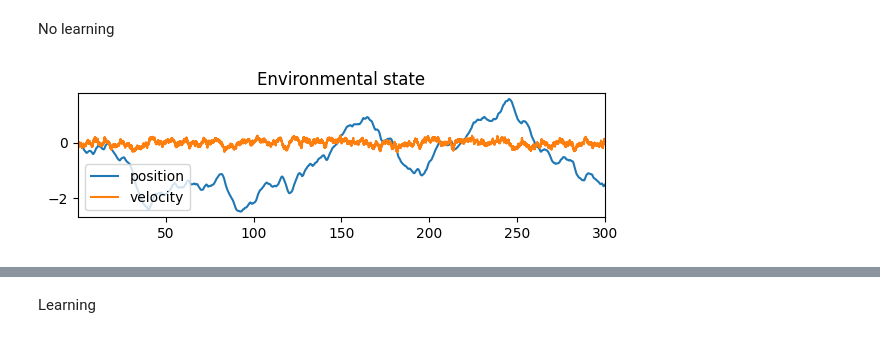
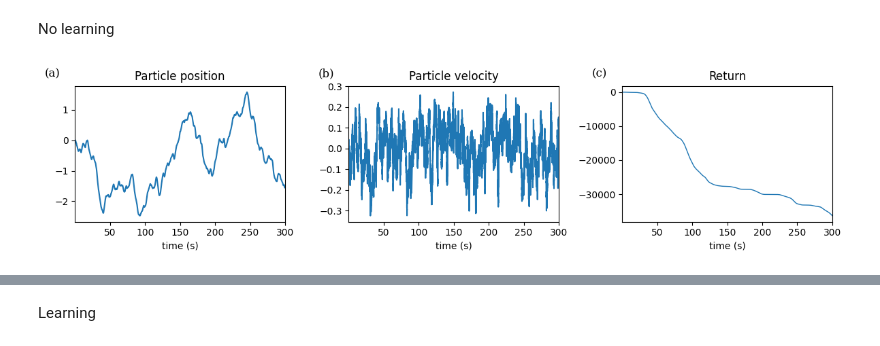
Before and after one commit to marcelvangerven/neuromorphic_intelligence, a Jupyter notebook: notebooks/oua_ctrnn_sdi.ipynb, the cells around one changed output, grey strips where cells are left out. Saved outputs shown, nothing was run; the diff lists cells and outputs as text; code cells hidden in the pictures.

```diff
--- a/notebooks/oua_ctrnn_sdi.ipynb
+++ b/notebooks/oua_ctrnn_sdi.ipynb
@@ -17,7 +17,7 @@ Setup system
 # %%
 # coupled system
 
-agent = CTRNN(num_inputs=2, num_neurons=2, num_outputs=1, noise_scale=0.0)
+agent = CTRNN(num_inputs=2, num_neurons=2, num_outputs=1, noise_scale=0.01)
 env = StochasticDoubleIntegrator(mass=1.0, damping_factor=0.5, noise_scale=0.1)
 coupled_system = CoupledSystem(agent=agent, env=env)
 
@@ -51,16 +51,35 @@ No learning
 # %%
 system = OUAModel(model=coupled_system, param_rate=param_rate, noise_rate=0.0, mean_rate=mean_rate, reward_rate=reward_rate)
 
 sol = dfx.diffeqsolve(system.terms(key), dfx.EulerHeun(), args=args, t0=t0, t1=t1, dt0=dt0, y0=system.initial, saveat=dfx.SaveAt(steps=True, fn=custom_output), adjoint=dfx.DirectAdjoint(), max_steps=int(1e6))
 
 x, reward2 = sol.ys
 (agent_state2, env_state2), agent_params2, agent_means2, avg_reward2 = x
 
-fig, ax = plt.subplots(1,1, figsize=(6,2))
-ax.plot(sol.ts, env_state2);
-ax.set_title('Environmental state');
-ax.legend(['position', 'velocity'], loc='lower left')#, bbox_to_anchor=(1.0, 0.06, 0.23, 1))
-ax.margins(x=0)
+fig, ax = plt.subplots(1,3, figsize=(12,3))
+ax[0].plot(sol.ts, env_state2[:,0]);
+ax[0].set_title('Particle position');
+ax[0].set_xlabel('time (s)')
+ax[0].text(0.0, 1.0, '(a)', transform=(
+    ax[0].transAxes + ScaledTranslation(-32/72, +7/72, fig.dpi_scale_trans)),
+    fontsize='large', va='bottom', fontfamily='serif')
+ax[1].plot(sol.ts, env_state2[:,1]);
+ax[1].set_title('Particle velocity');
+ax[1].set_xlabel('time (s)')
+ax[1].text(0.0, 1.0, '(b)', transform=(
+    ax[1].transAxes + ScaledTranslation(-32/72, +7/72, fig.dpi_scale_trans)),
+    fontsize='large', va='bottom', fontfamily='serif')
+ax[2].plot(sol.ts, jnp.cumsum(reward2), lw=1.0);
+ax[2].set_title('Return');
+ax[2].set_xlabel('time (s)')
+ax[2].text(0.0, 1.0, '(c)', transform=(
+    ax[2].transAxes + ScaledTranslation(-32/72, +7/72, fig.dpi_scale_trans)),
+    fontsize='large', va='bottom', fontfamily='serif')
+for i in range(3):
+        ax[i].margins(x=0)
+
 plt.tight_layout()
+
+plt.savefig('../figures/nis_oua_ctrnn_sdi_nolearn.pdf', format='pdf')
 # %% [output]
-[figure, old version]
+[figure, new version]
```
Also changed, not shown: parts of 7 cells of this notebook, 12 other files.
